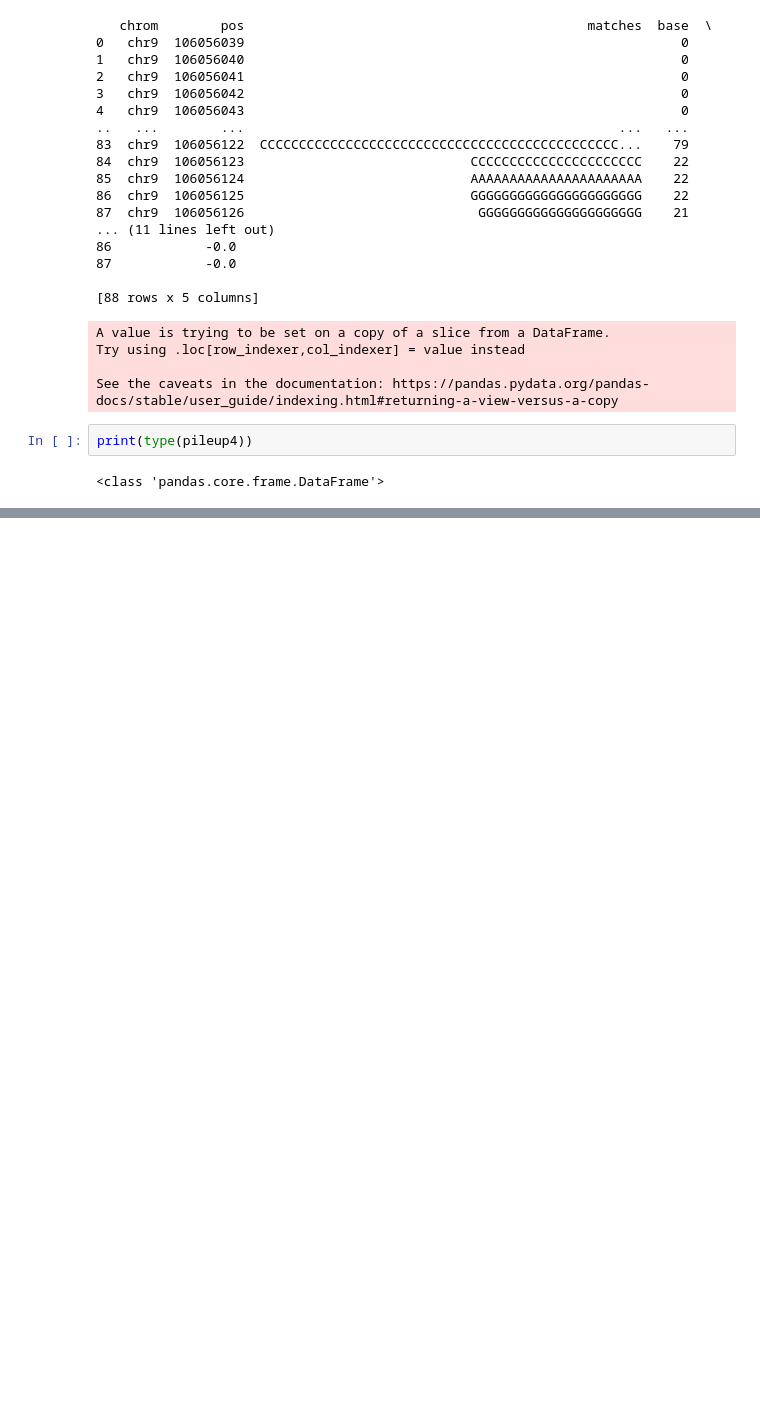
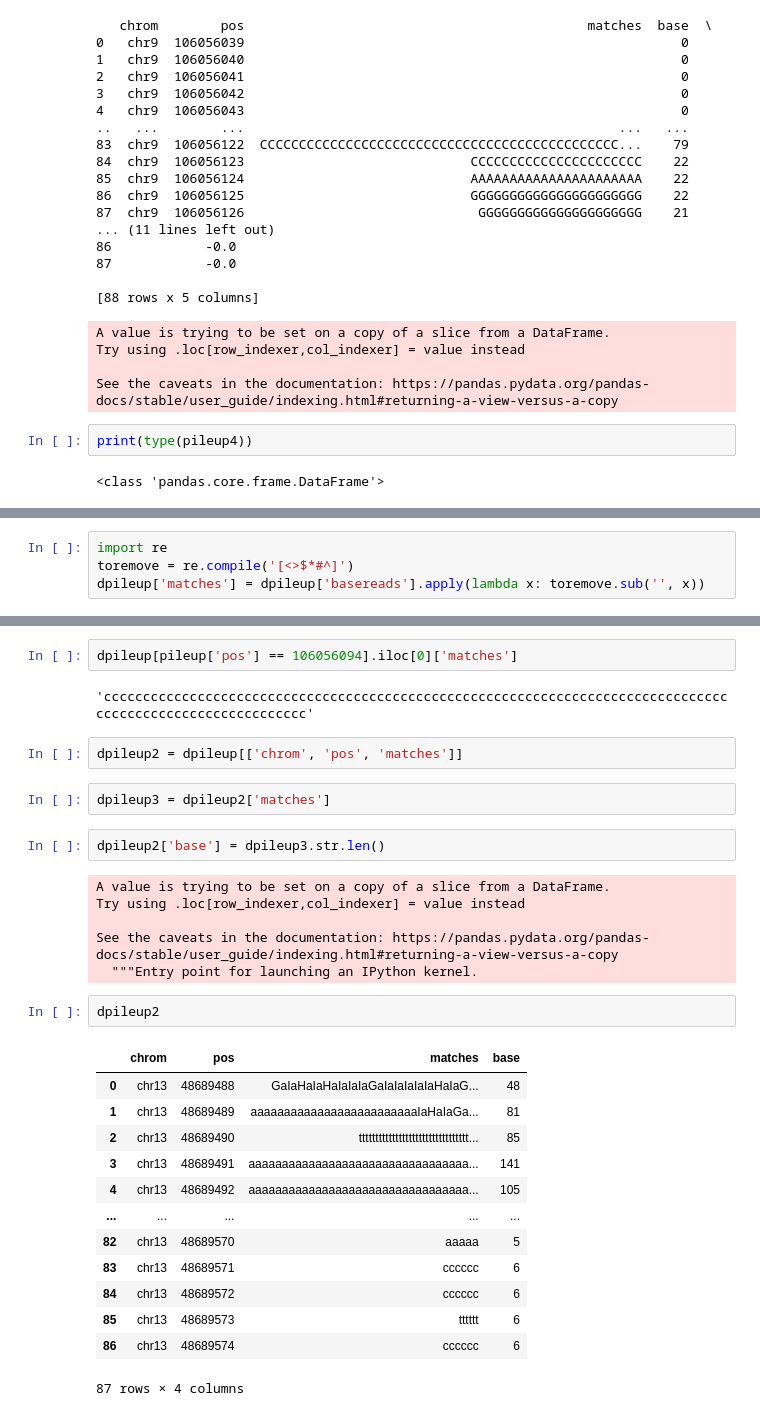
Before and after one commit to Heeun93/2021-36845_Homework, a Jupyter notebook: 220511_11th_weeks_homework_2021_36845_Heeun_Kwon.ipynb, the cells around one changed output, grey strips where cells are left out. Cells and saved outputs as stored; diff of their text form; blank space fills up the shorter version.

```diff
--- a/220511_11th_weeks_homework_2021_36845_Heeun_Kwon.ipynb
+++ b/220511_11th_weeks_homework_2021_36845_Heeun_Kwon.ipynb
@@ -417,0 +472,4 @@ pileup5.to_csv("test2.bam",header=False, index=False, sep='\t')
+# %%
+import re
+toremove = re.compile('[<>$*#^]')
+dpileup['matches'] = dpileup['basereads'].apply(lambda x: toremove.sub('', x))
@@ -417,0 +492,32 @@ pileup5.to_csv("test2.bam",header=False, index=False, sep='\t')
+# %%
+dpileup[pileup['pos'] == 106056094].iloc[0]['matches']
+# %% [output]
+'ccccccccccccccccccccccccccccccccccccccccccccccccccccccccccccccccccccccccccccccccccccccccccccccccccccccccccc'
+# %%
+dpileup2 = dpileup[['chrom', 'pos', 'matches']]
+# %%
+dpileup3 = dpileup2['matches']
+# %%
+dpileup2['base'] = dpileup3.str.len()
+# %% [output]
+A value is trying to be set on a copy of a slice from a DataFrame.
+Try using .loc[row_indexer,col_indexer] = value instead
+
+See the caveats in the documentation: https://pandas.pydata.org/pandas-docs/stable/user_guide/indexing.html#returning-a-view-versus-a-copy
+  """Entry point for launching an IPython kernel.
+# %%
+dpileup2
+# %% [output]
+|  | chrom | pos | matches | base |
+| 0 | chr13 | 48689488 | GaIaHaIaHaIaIaIaGaIaIaIaIaIaHaIaG... | 48 |
+| 1 | chr13 | 48689489 | aaaaaaaaaaaaaaaaaaaaaaaaaIaHaIaGa... | 81 |
+| 2 | chr13 | 48689490 | ttttttttttttttttttttttttttttttttt... | 85 |
+| 3 | chr13 | 48689491 | aaaaaaaaaaaaaaaaaaaaaaaaaaaaaaaaa... | 141 |
+| 4 | chr13 | 48689492 | aaaaaaaaaaaaaaaaaaaaaaaaaaaaaaaaa... | 105 |
+| ... | ... | ... | ... | ... |
+| 82 | chr13 | 48689570 | aaaaa | 5 |
+| 83 | chr13 | 48689571 | cccccc | 6 |
+| 84 | chr13 | 48689572 | cccccc | 6 |
+| 85 | chr13 | 48689573 | tttttt | 6 |
+| 86 | chr13 | 48689574 | cccccc | 6 |
+87 rows × 4 columns
```
Also changed, not shown: parts of 73 cells of this notebook.
